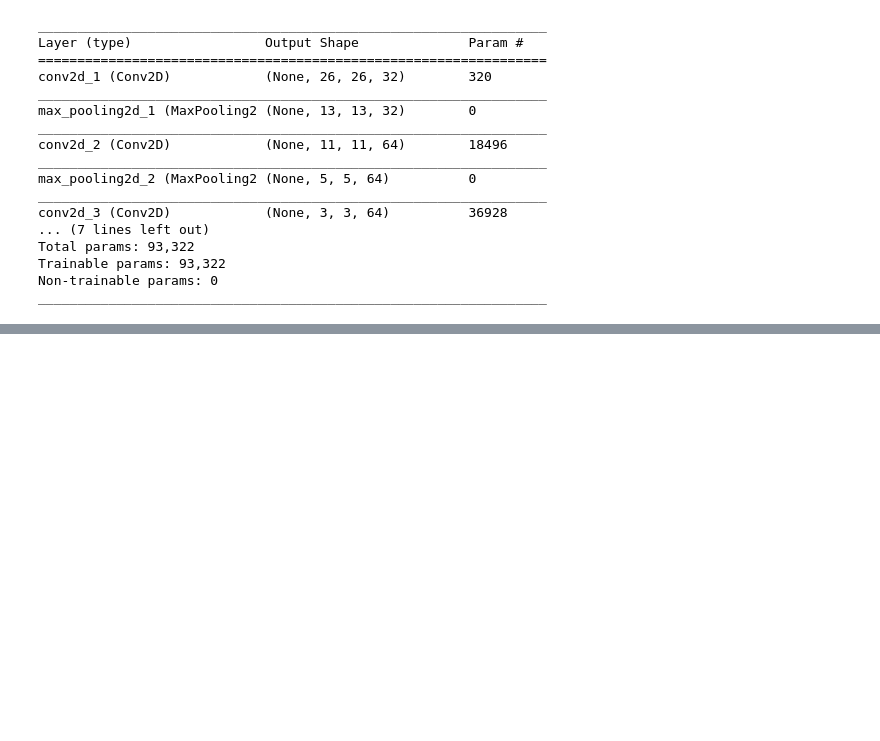
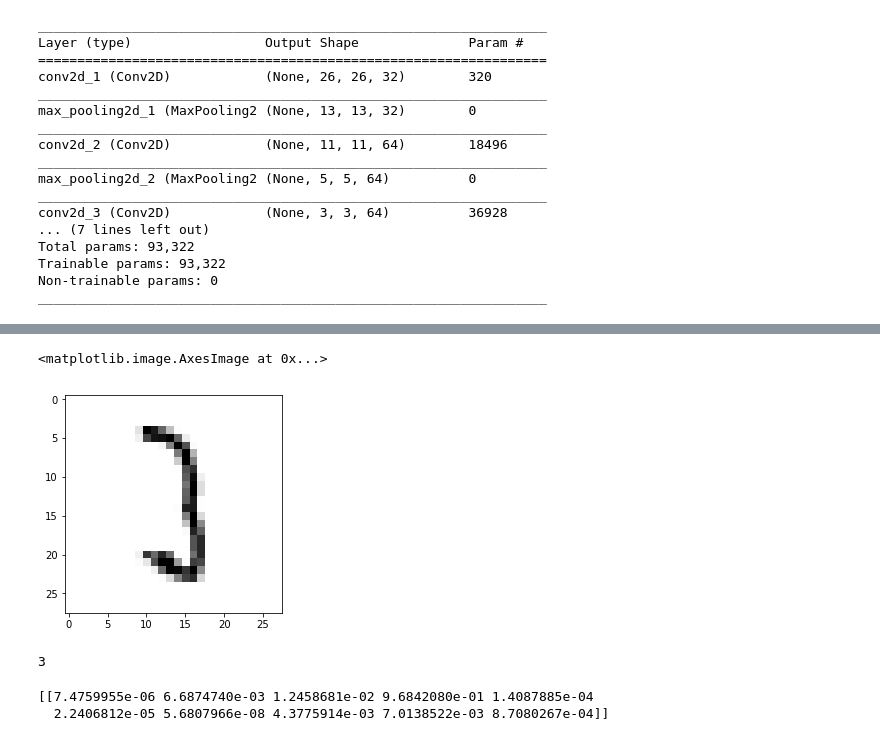
Before and after one commit to rajnishe/ML_Share_Doc, a Jupyter notebook: Code/Deep Learning/ConvNet/MNIST_CNN_v2.ipynb, the cells around one changed output, grey strips where cells are left out. Saved outputs shown, nothing was run; the diff lists cells and outputs as text; code cells hidden in the pictures; blank space fills up the shorter version.

```diff
--- a/Code/Deep Learning/ConvNet/MNIST_CNN_v2.ipynb
+++ b/Code/Deep Learning/ConvNet/MNIST_CNN_v2.ipynb
@@ -93,0 +105,17 @@ plt.show()
+# %%
+image_index = 4443
+
+plt.imshow(test_images[image_index].reshape(28, 28),cmap='Greys')
+# %% [output]
+<matplotlib.image.AxesImage at 0x...>
+[figure, added]
+# %%
+pred = model.predict(test_images[image_index].reshape(1, 28, 28, 1))
+print(pred.argmax())
+# %% [output]
+3
+# %%
+print(pred)
+# %% [output]
+[[7.4759955e-06 6.6874740e-03 1.2458681e-02 9.6842080e-01 1.4087885e-04
+  2.2406812e-05 5.6807966e-08 4.3775914e-03 7.0138522e-03 8.7080267e-04]]
```
Also changed, not shown: parts of 13 cells of this notebook, 17 other files.
